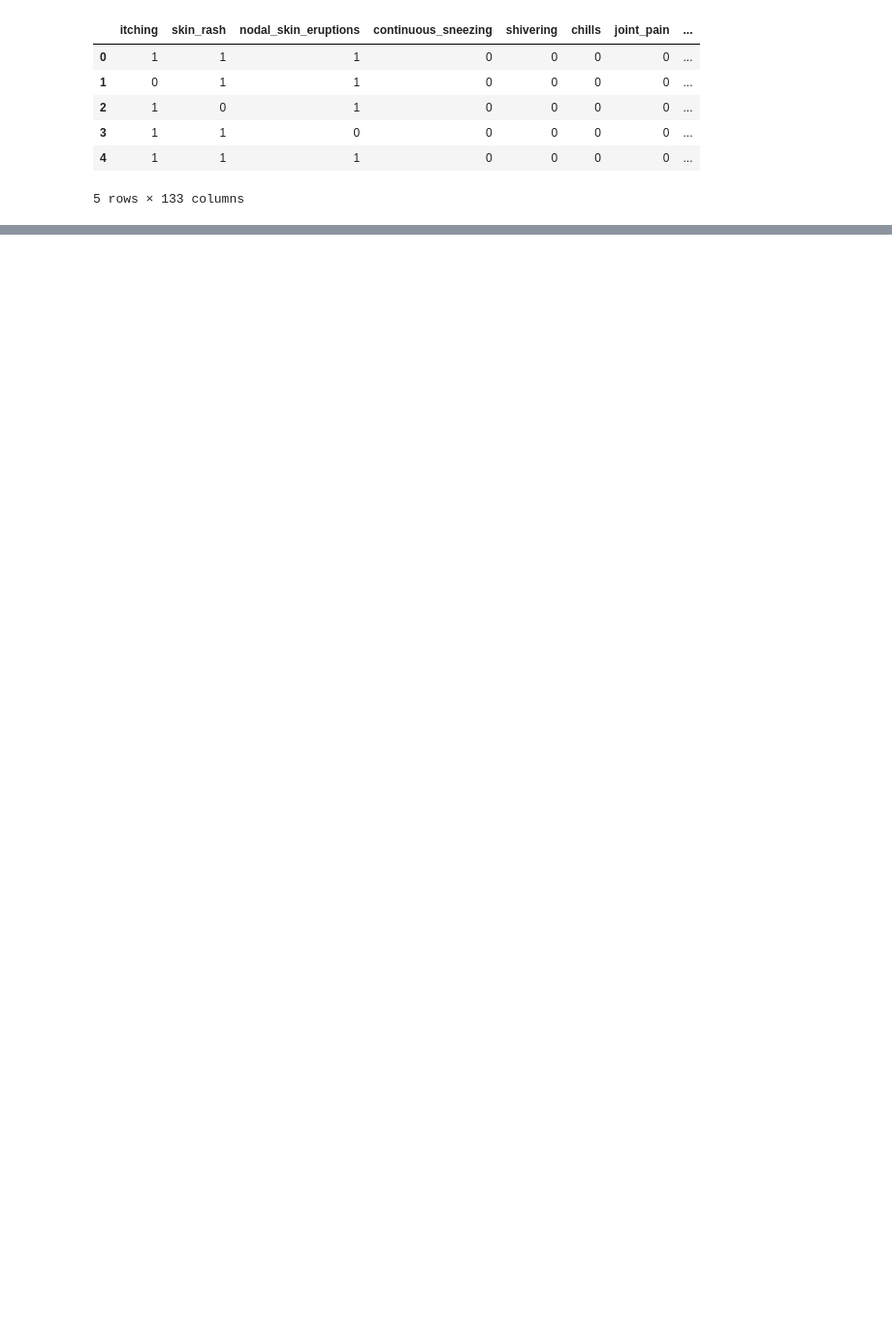
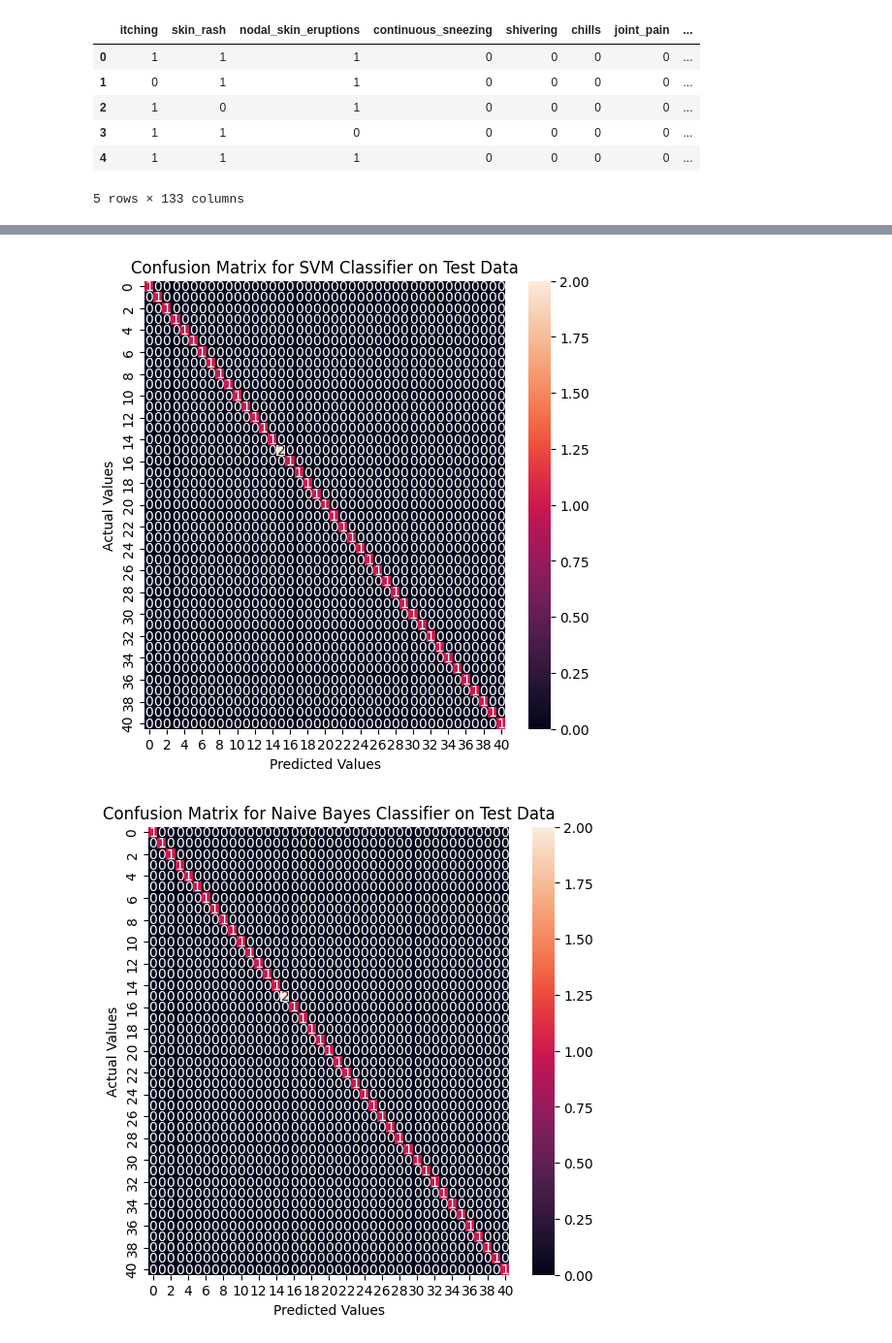
Before and after one commit to Fayis-PV/100_ML_Projects, a Jupyter notebook: Disease_Prediction_ML.ipynb, the cells around one changed output, grey strips where cells are left out. Shown: that part at 97% size. Saved outputs shown, nothing was run; the diff lists cells and outputs as text; code cells hidden in the pictures; blank space fills up the shorter version.

```diff
--- a/Disease_Prediction_ML.ipynb
+++ b/Disease_Prediction_ML.ipynb
@@ -41,0 +147,4 @@ AttributeError: 'list' object has no attribute 'replace'
+# %%
+test_file = '/content/drive/MyDrive/Colab Notebooks/datasets/disease_prediction/Testing.csv'
+test_df = pd.read_csv(test_file).dropna(axis=1)
+test_df.head()
@@ -41,0 +159,38 @@ AttributeError: 'list' object has no attribute 'replace'
+# %%
+X_test = test_df.drop('prognosis', axis=1)
+y_test = encoder.transform(test_df['prognosis'])
+
+svc_pred = svc_model.predict(X_test)
+nb_pred = nb_model.predict(X_test)
+rf_pred = rf_model.predict(X_test)
+
+svm_score = accuracy_score(y_test, svc_pred)
+nb_score = accuracy_score(y_test, nb_pred)
+rf_score = accuracy_score(y_test, rf_pred)
+score = [score for score in [svm_score, nb_score, rf_score]]
+score_mean = np.mean(score)
+
+conf_matrix = [confusion_matrix(y_test, prediction) for prediction in [svc_pred, nb_pred, rf_pred]]
+plt.figure(figsize=(6,6))
+sns.heatmap(conf_matrix[0], annot=True)
+plt.xlabel('Predicted Values')
+plt.ylabel('Actual Values')
+plt.title("Confusion Matrix for SVM Classifier on Test Data")
+plt.show()
+
+plt.figure(figsize=(6,6))
+sns.heatmap(conf_matrix[1], annot=True)
+plt.xlabel('Predicted Values')
+plt.ylabel('Actual Values')
+plt.title("Confusion Matrix for Naive Bayes Classifier on Test Data")
+plt.show()
+
+plt.figure(figsize=(6,6))
+sns.heatmap(conf_matrix[2], annot=True)
+plt.xlabel('Predicted Values')
+plt.ylabel('Actual Values')
+plt.title("Confusion Matrix for Random Forest Classifier on Test Data")
+plt.show()
+# %% [output]
+[figure, added]
+[figure, added]
```
Also changed, not shown: parts of 27 cells of this notebook.
